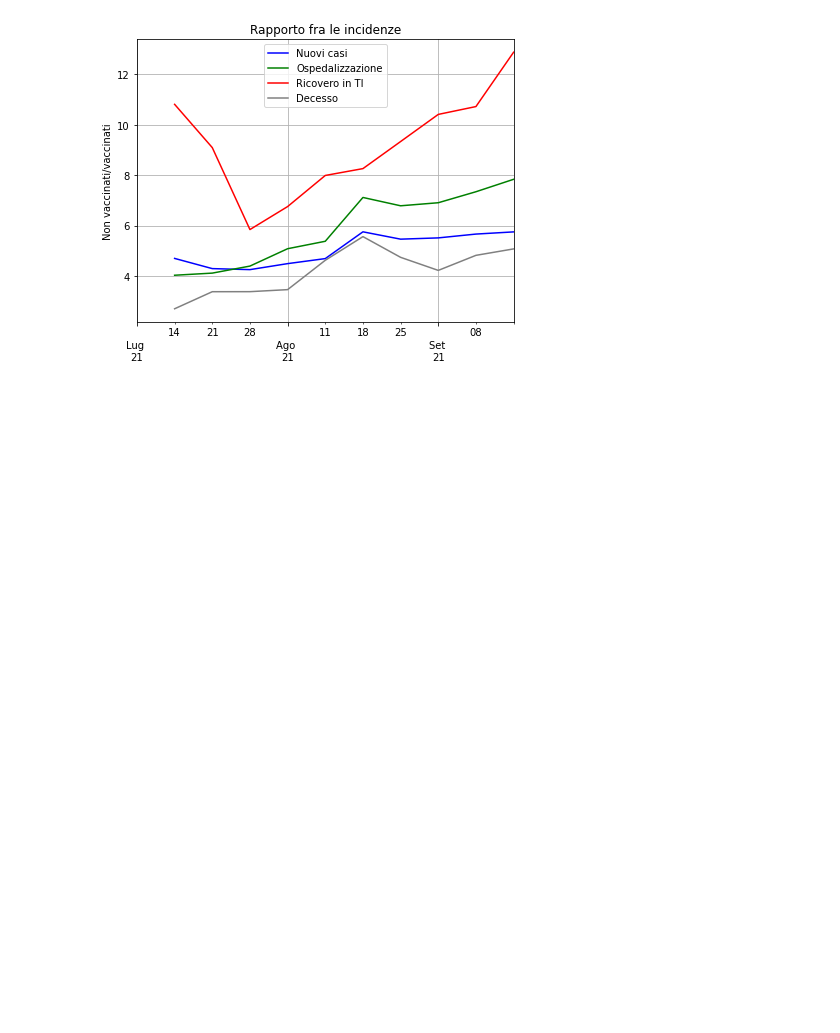
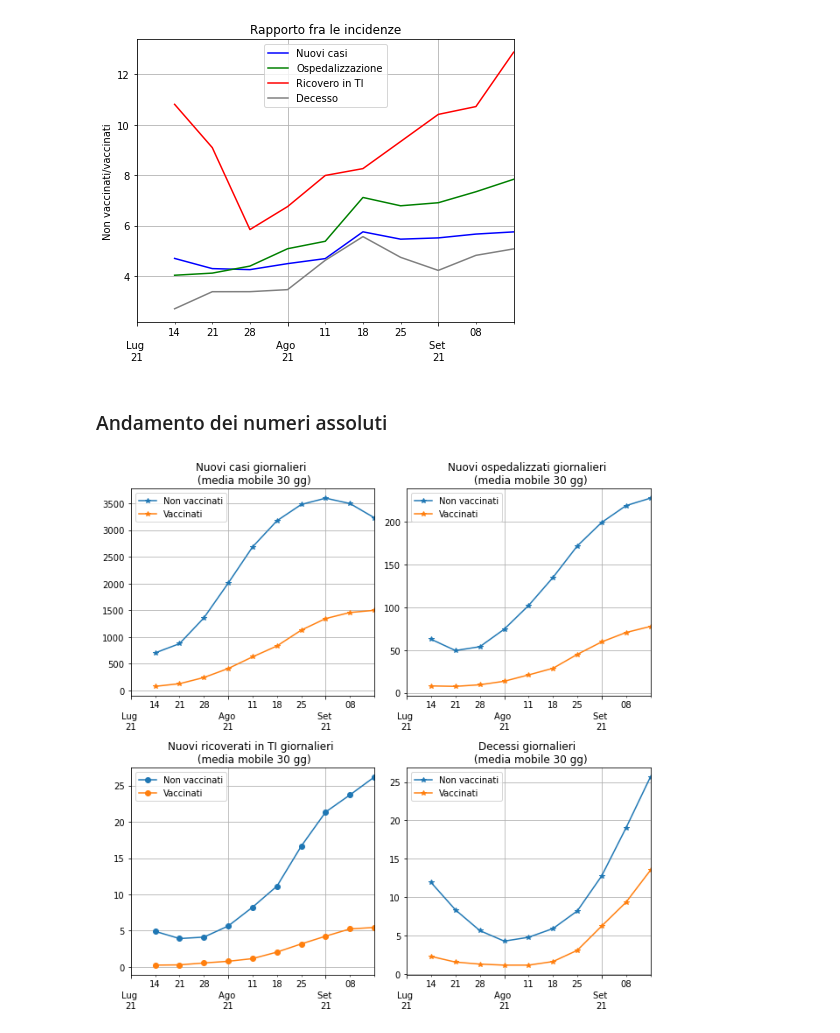
Before and after one commit to apalladi/covid_vaccini_monitoraggio, a Jupyter notebook: andamento_epidemia.ipynb, the cells around one changed output. Cells and saved outputs as stored; diff of their text form; code cells hidden in the pictures; blank space fills up the shorter version.

Commit message:
uniti i Notebook per andamento delle incidenze e numeri assoluti

```diff
--- a/andamento_epidemia_tassi.ipynb
+++ b/andamento_epidemia.ipynb
@@ -64 +66,7 @@ df_tassi
+# %%
+df_assoluti2 = df_assoluti.copy(deep=True)
+df_assoluti2.index = pd.to_datetime(df_assoluti2['data'], format='%Y/%m/%d')
+df_assoluti2.drop('data', axis=1, inplace=True)
+# trasforma in numeri settimanali
+df_assoluti2 = (1/30)*df_assoluti2
 # %% [markdown]
@@ -118,3 +130,42 @@ plt.savefig('risultati/rapporto_tra_tassi.png', dpi=300)
 plt.show()
 # %% [output]
 [figure]
+# %% [markdown]
+### Andamento dei numeri assoluti
+# %%
+x_date = ['2021-07-01', '2021-08-01', '2021-09-01']
+x_label = ['\nLug \n21', '\nAgo \n21', '\nSet \n21']
+
+def which_axe(x):
+    axes[x].set_xlabel('')
+    axes[x].set_xticks(x_date)
+    axes[x].set_xticklabels(x_label)
+    axes[x].legend(['Non vaccinati', 'Vaccinati'])
+    axes[x].grid()
+# %%
+fig, axes2 = plt.subplots(nrows=2, ncols=2, figsize=(9, 9))
+
+# unpack all the axes subplots
+axes = axes2.ravel()
+
+df_assoluti2.iloc[:, [2, 3]].plot(ax=axes[0], marker='*')
+axes[0].set_title('Nuovi casi giornalieri \n (media mobile 30 gg)')
+which_axe(0)
+
+df_assoluti2.iloc[:, [4, 5]].plot(ax=axes[1], marker='*')
+axes[1].set_title('Nuovi ospedalizzati giornalieri \n (media mobile 30 gg)')
+which_axe(1)
+
+df_assoluti2.iloc[:, [6, 7]].plot(ax=axes[2], marker='o')
+axes[2].set_title('Nuovi ricoverati in TI giornalieri \n (media mobile 30 gg)')
+which_axe(2)
+
+df_assoluti2.iloc[:, [8, 9]].plot(ax=axes[3], marker='*')
+axes[3].set_title('Decessi giornalieri \n (media mobile 30 gg)')
+which_axe(3)
+
+plt.tight_layout()
+plt.savefig('risultati/andamento_epidemia_num_assoluti.png', dpi=300)
+plt.show()
+# %% [output]
+[figure, added]
```
Also changed, not shown: parts of 6 cells of this notebook, 1 other file.
